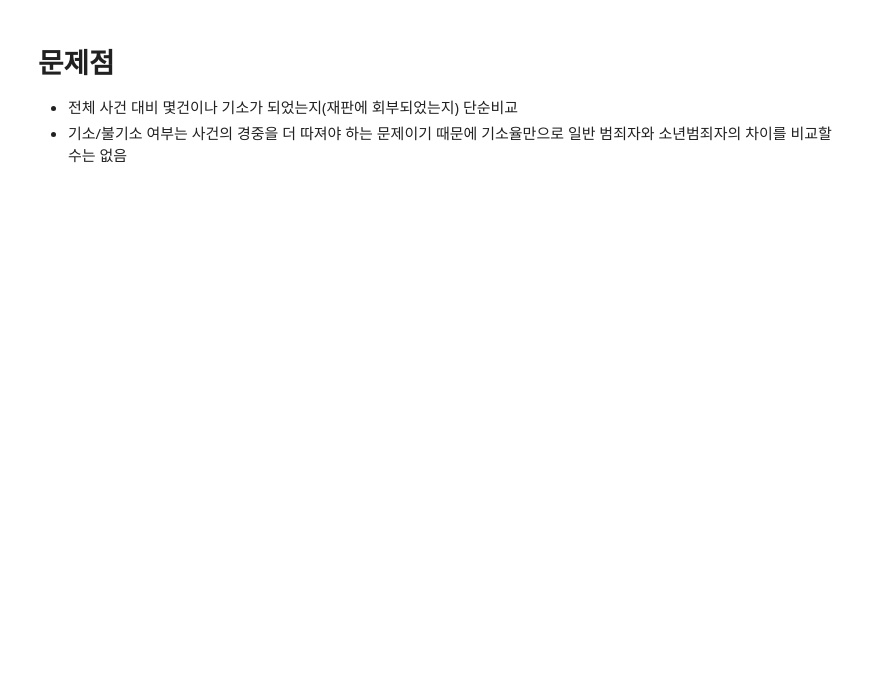
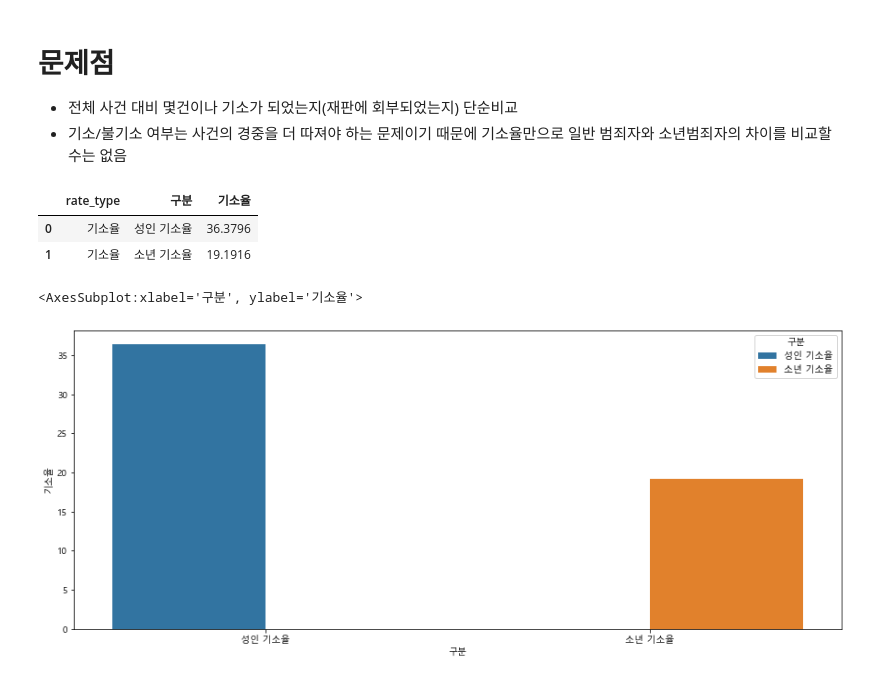
Before and after one commit to hkim11656/crime_analysis, a Jupyter notebook: 05_소년범죄자와 성인 범죄자 처분결과 비교_윤재철.ipynb, the cells around one changed output. Saved outputs shown, nothing was run; the diff lists cells and outputs as text; code cells hidden in the pictures; blank space fills up the shorter version.

```diff
--- a/05_소년범죄자와 성인 범죄자 처분결과 비교_윤재철.ipynb
+++ b/05_소년범죄자와 성인 범죄자 처분결과 비교_윤재철.ipynb
@@ -291,3 +291,41 @@ sns.barplot(data= df_rate, x='category',y ='rate', hue='rate_type')
 
 - 전체 사건 대비 몇건이나 기소가 되었는지(재판에 회부되었는지) 단순비교
 - 기소/불기소 여부는 사건의 경중을 더 따져야 하는 문제이기 때문에 기소율만으로 일반 범죄자와 소년범죄자의 차이를 비교할 수는 없음
+# %%
+# 비율 데이터 가져오기
+# db 접속
+conn = pymysql.connect(host = DB_HOST, port = DB_PORT, user = DB_USER, passwd = DB_PASS, db = DB_NAME, cursorclass=pymysql.cursors.DictCursor)
+cur = conn.cursor()
+
+sql = """
+select
+        '기소율' as rate_type,
+       (sum(indictment_all) / (sum(indictment_all) + sum(nonindictment_all))) * 100 AS rate_all,
+        (sum(indictment_young) / (sum(indictment_young) + sum(nonindictment_young))) * 100 AS rate_young
+  from disposal_result_merge
+"""
+cur.execute(sql)
+
+result = cur.fetchall()
+df_rate_all = pd.DataFrame(result)
+
+# db 연결 종료
+conn.commit()
+conn.close()
+# %%
+df_rate_all['rate_all'] = df_rate_all['rate_all'].astype(float)
+df_rate_all['rate_young'] = df_rate_all['rate_young'].astype(float)
+df_rate_all.columns = ['기소율', '성인 기소율', '소년 기소율']
+df_rate_all = df_rate_all.melt('기소율')
+df_rate_all.columns = ['rate_type', '구분', '기소율']
+df_rate_all
+# %% [output]
+|  | rate_type | 구분 | 기소율 |
+| 0 | 기소율 | 성인 기소율 | 36.3796 |
+| 1 | 기소율 | 소년 기소율 | 19.1916 |
+# %%
+plt.figure(figsize=(15,6))
+sns.barplot(data= df_rate_all, x='구분',y ='기소율', hue='구분')
+# %% [output]
+<AxesSubplot:xlabel='구분', ylabel='기소율'>
+[figure, added]
```
Also changed, not shown: parts of 2 cells of this notebook, 1 other file.
